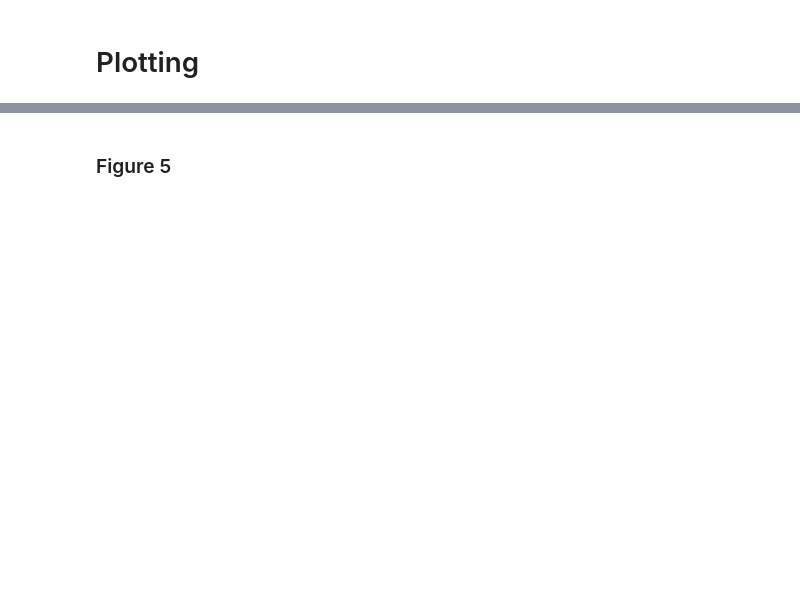
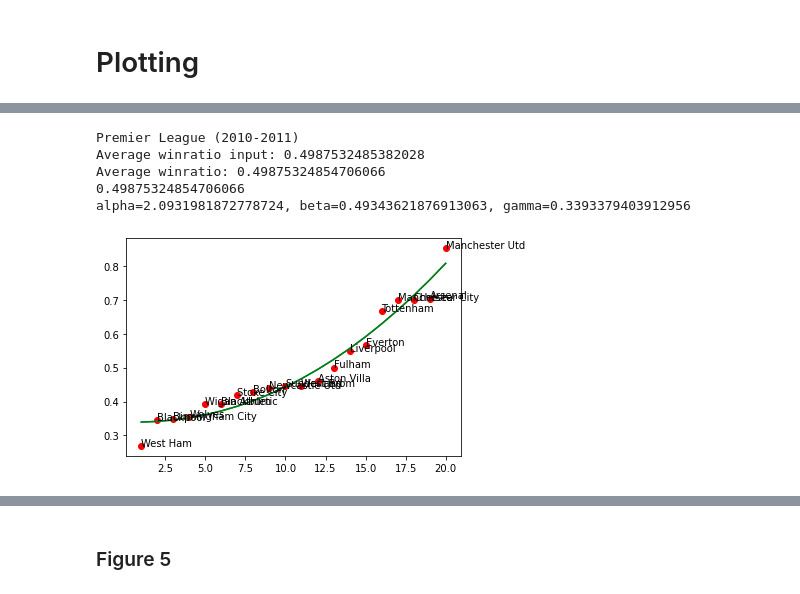
Before and after one commit to nicolas-kuechler/eth-sports-networks-2021, a Jupyter notebook: project.ipynb, the cells around one changed output, grey strips where cells are left out. Cells and saved outputs as stored; diff of their text form; code cells hidden in the pictures; blank space fills up the shorter version.

```diff
--- a/project.ipynb
+++ b/project.ipynb
@@ -823,3 +1023,14 @@ NameError: name 'real_league_winratio' is not defined
+# %%
+print("Premier League (2010-2011)")
+data_premier_league_2010 = real_data_teams[(real_data_teams["league"] == "Premier League") & (real_data_teams["start_year"] == 2010)]
+_, _, _ = fit_nonlinear_model(data_premier_league_2010, visualize=True)
+# %% [output]
+Premier League (2010-2011)
+Average winratio input: 0.4987532485382028
+Average winratio: 0.49875324854706066
+0.49875324854706066
+alpha=2.0931981872778724, beta=0.49343621876913063, gamma=0.3393379403912956
+[figure, added]
 # %%
 import matplotlib.pyplot as plt
 from matplotlib.lines import Line2D
```
Also changed, not shown: parts of 18 cells of this notebook.
